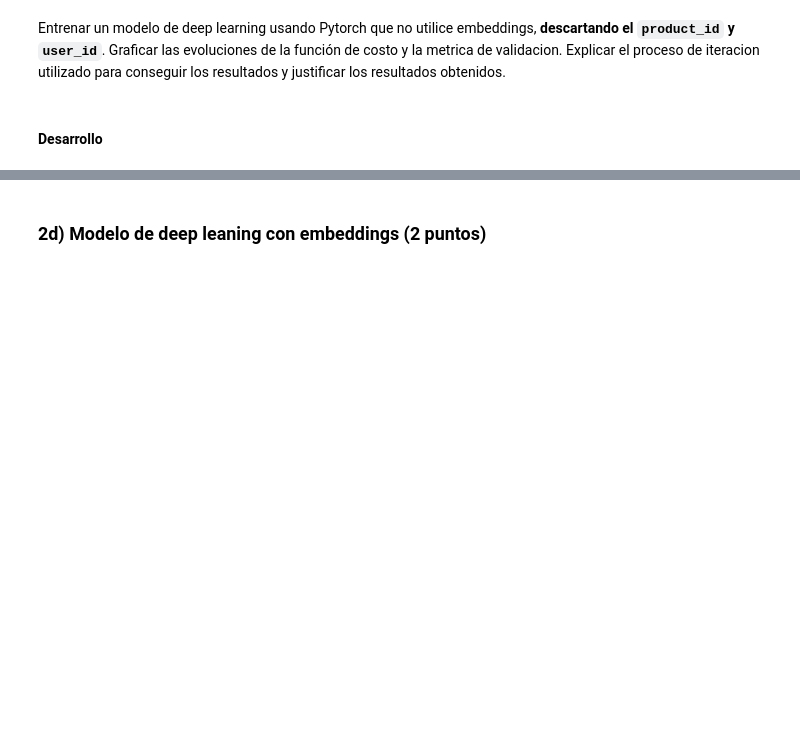
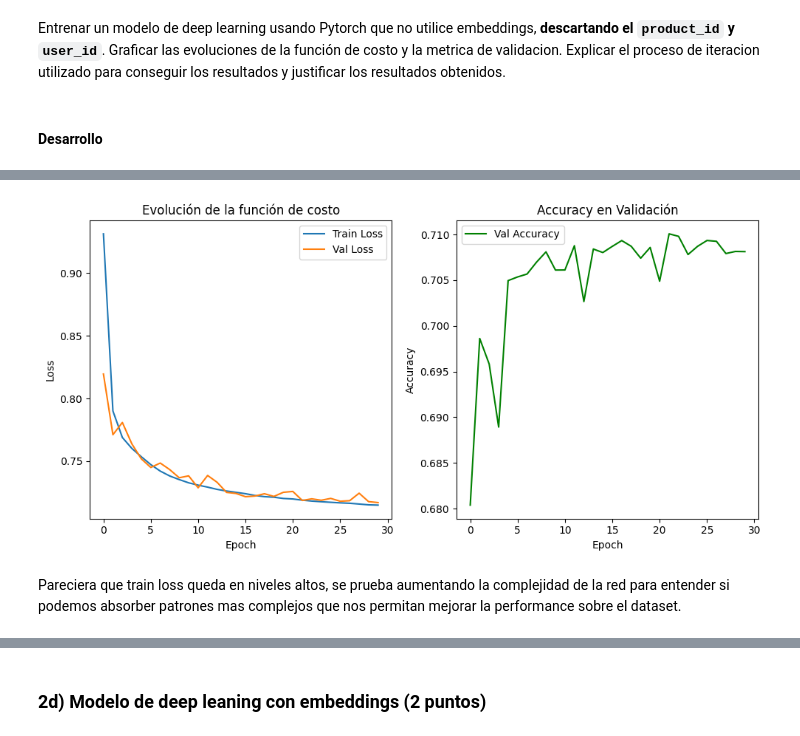
Before and after one commit to joagonzalez/ceia-aprendizaje-profundo, a Jupyter notebook: tp1/notebook.ipynb, the cells around one changed output, grey strips where cells are left out. Drawn from its saved outputs; the diff is of its cells as text; code cells hidden in the pictures; blank space fills up the shorter version.

```diff
--- a/tp1/notebook.ipynb
+++ b/tp1/notebook.ipynb
@@ -824,3 +896,6 @@ svm.fit(X_train, y_train)
 Entrenar un modelo de deep learning usando Pytorch que no utilice embeddings, **descartando el `product_id` y `user_id`**. Graficar las evoluciones de la función de costo y la metrica de validacion. Explicar el proceso de iteracion utilizado para conseguir los resultados y justificar los resultados obtenidos.
 # %% [markdown]
 #### Desarrollo
+# %%
+X = df.drop(columns=["Purchase", "Segmento", "Segmento_encoded"])
+y = df["Segmento_encoded"]
@@ -826,0 +918,7 @@ Entrenar un modelo de deep learning usando Pytorch que no utilice embeddings, **
+# %%
+X_train, X_val, y_train, y_val = train_test_split(X, y, stratify=y, test_size=0.2, random_state=42)
+
+# Se escalan features numericas para NN
+scaler = StandardScaler()
+X_train = scaler.fit_transform(X_train)
+X_val = scaler.transform(X_val)
@@ -826,0 +941,12 @@ Entrenar un modelo de deep learning usando Pytorch que no utilice embeddings, **
+# %%
+class SimpleNN(nn.Module):
+    def __init__(self, input_dim, output_dim):
+        super().__init__()
+        self.fc1 = nn.Linear(input_dim, 64)
+        self.fc2 = nn.Linear(64, 32)
+        self.out = nn.Linear(32, output_dim)
+
+    def forward(self, x):
+        x = F.relu(self.fc1(x))
+        x = F.relu(self.fc2(x))
+        return self.out(x)
@@ -826,0 +1005,24 @@ Entrenar un modelo de deep learning usando Pytorch que no utilice embeddings, **
+# %%
+plt.figure(figsize=(10, 5))
+
+plt.subplot(1, 2, 1)
+plt.plot(train_loss_hist, label="Train Loss")
+plt.plot(val_loss_hist, label="Val Loss")
+plt.xlabel("Epoch")
+plt.ylabel("Loss")
+plt.title("Evolución de la función de costo")
+plt.legend()
+
+plt.subplot(1, 2, 2)
+plt.plot(val_acc_hist, label="Val Accuracy", color="green")
+plt.xlabel("Epoch")
+plt.ylabel("Accuracy")
+plt.title("Accuracy en Validación")
+plt.legend()
+
+plt.tight_layout()
+plt.show()
+# %% [output]
+[figure, added]
+# %% [markdown]
+Pareciera que train loss queda en niveles altos, se prueba aumentando la complejidad de la red para entender si podemos absorber patrones mas complejos que nos permitan mejorar la performance sobre el dataset.
```
Also changed, not shown: parts of 16 cells of this notebook.
